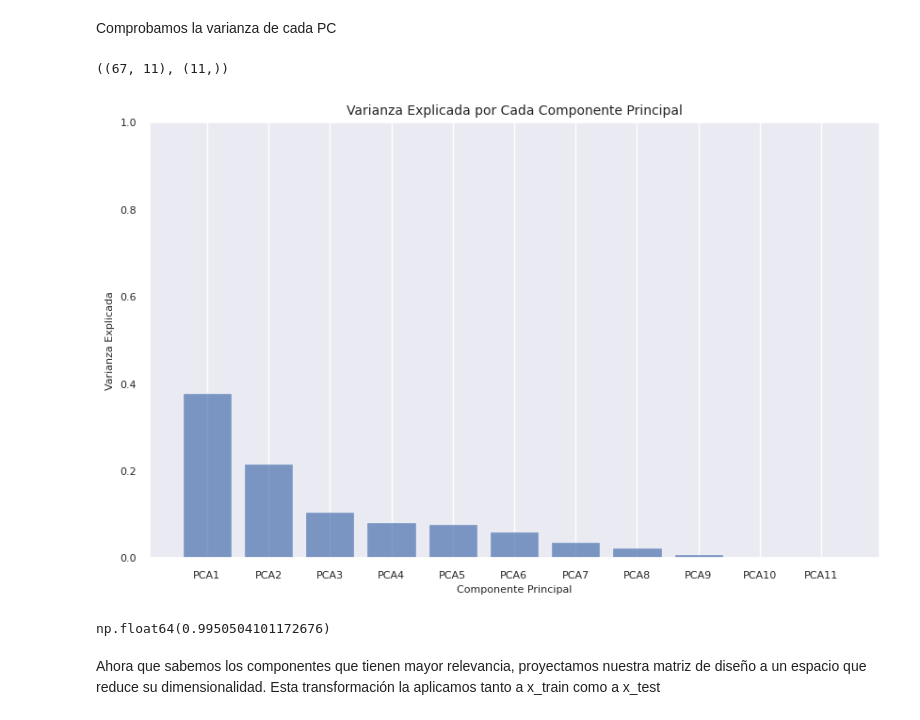
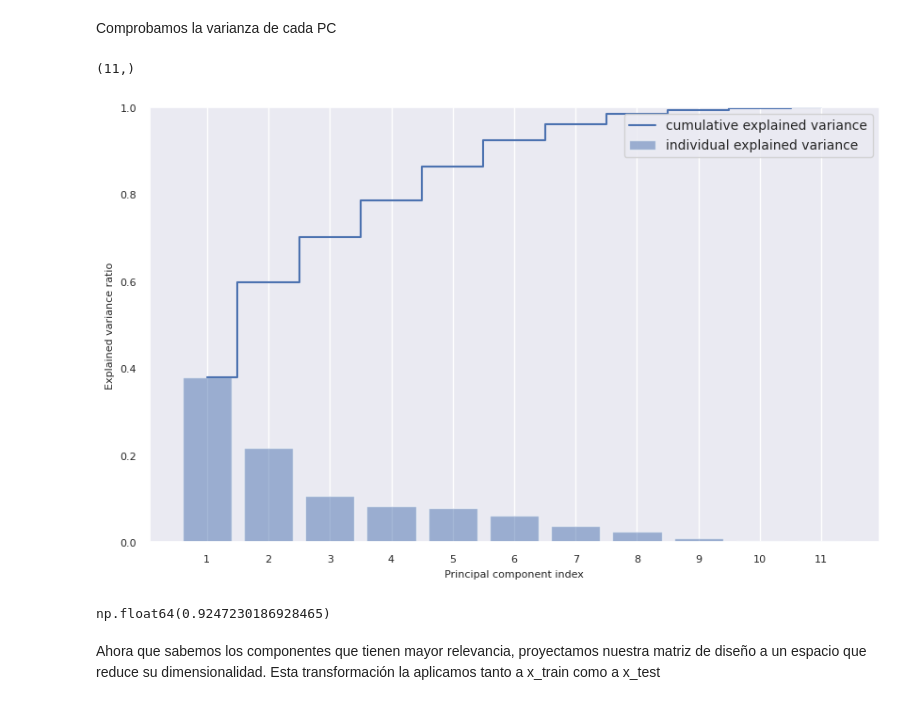
Before and after one commit to GabrielVenegas622/Shinny-Broccoli-Workspace, a Jupyter notebook: ProstateCancerModel/Tarea_ML_Prostate_Regresion.ipynb, the cells around one changed output. Cells and saved outputs as stored; diff of their text form; code cells hidden in the pictures.

```diff
--- a/ProstateCancerModel/Tarea_ML_Prostate_Regresion.ipynb
+++ b/ProstateCancerModel/Tarea_ML_Prostate_Regresion.ipynb
@@ -255,27 +256,35 @@ StS.shape
 # %% [markdown]
 Comprobamos la varianza de cada PC
 # %%
-PC = U @ Sigma
+#PC = U @ Sigma
 totalVar = np.sum(S**2)
 varExplain = (S**2)/totalVar
-PC.shape, varExplain.shape
+cumVarExplain = np.cumsum(varExplain)
+
+#PC.shape,
+varExplain.shape
 # %% [output]
-((67, 11), (11,))
+(11,)
 # %%
 plt.figure(figsize=(10, 6))
-plt.bar(range(1, len(varExplain) + 1), varExplain, alpha=0.7)
-plt.title('Varianza Explicada por Cada Componente Principal')
-plt.xlabel('Componente Principal')
-plt.ylabel('Varianza Explicada')
-plt.xticks(range(1, len(varExplain) + 1), [f'PCA{i+1}' for i in range(len(varExplain))])
-plt.ylim(0, 1)  # Establecer el rango del eje y
+plt.bar(range(1,len(varExplain)+1), varExplain, alpha=0.5,
+        align='center', label='individual explained variance')
+plt.step(range(1,len(cumVarExplain )+1), cumVarExplain , where='mid',
+         label='cumulative explained variance')
+plt.ylabel('Explained variance ratio')
+plt.xlabel('Principal component index')
+plt.xticks(range(1, len(varExplain) + 1), [f'{i+1}' for i in range(len(varExplain))])
+plt.ylim(0, 1)
 plt.grid(axis='y')
+
+plt.legend(loc='best')
+plt.show()
 # %% [output]
-[figure, old version]
+[figure, new version]
 # %%
-np.sum(varExplain[0:9])
+np.sum(varExplain[0:6])
 # %% [output]
-np.float64(0.9950504101172676)
+np.float64(0.9247230186928465)
 # %% [markdown]
 Ahora que sabemos los componentes que tienen mayor relevancia, proyectamos nuestra matriz de diseño a un espacio que reduce su dimensionalidad. Esta transformación la aplicamos tanto a x_train como a x_test
 # %%
```
Also changed, not shown: parts of 10 cells of this notebook.
